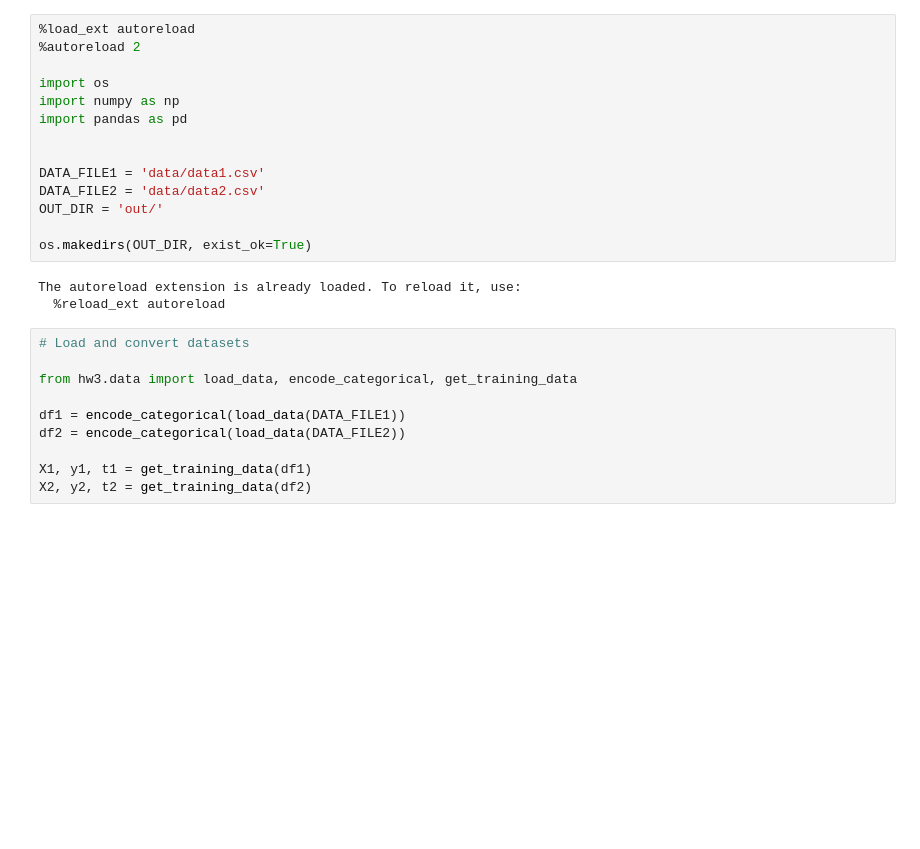
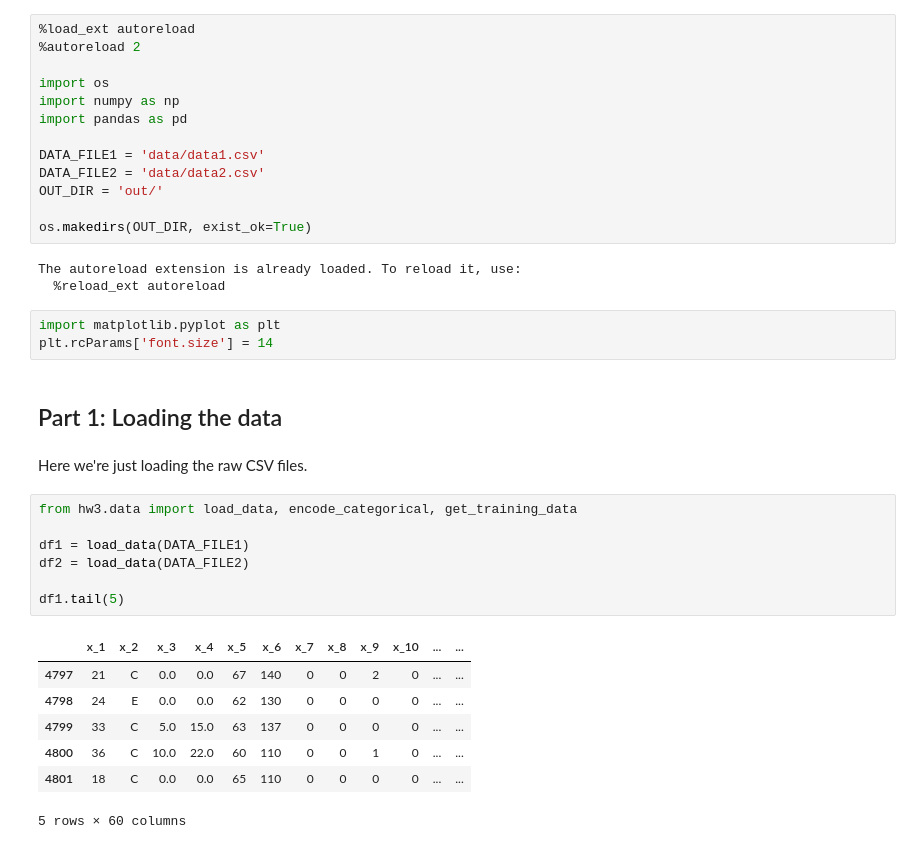
Before and after one commit to avivrosenberg/causal-inference-hw, a Jupyter notebook: hw3/hw3.ipynb, the cells around one changed output. Saved outputs shown, nothing was run; the diff lists cells and outputs as text; blank space fills up the shorter version.

```diff
--- a/hw3/hw3.ipynb
+++ b/hw3/hw3.ipynb
@@ -6,7 +55,6 @@ import os
 import numpy as np
 import pandas as pd
 
-
 DATA_FILE1 = 'data/data1.csv'
 DATA_FILE2 = 'data/data2.csv'
 OUT_DIR = 'out/'
@@ -15,13 +63,25 @@ os.makedirs(OUT_DIR, exist_ok=True)
 # %% [output]
 The autoreload extension is already loaded. To reload it, use:
   %reload_ext autoreload
+# %%
+import matplotlib.pyplot as plt
+plt.rcParams['font.size'] = 14
+# %% [markdown]
+## Part 1: Loading the data
+# %% [markdown]
+Here we're just loading the raw CSV files.
 # %%
-# Load and convert datasets
-
 from hw3.data import load_data, encode_categorical, get_training_data
 
-df1 = encode_categorical(load_data(DATA_FILE1))
-df2 = encode_categorical(load_data(DATA_FILE2))
+df1 = load_data(DATA_FILE1)
+df2 = load_data(DATA_FILE2)
 
-X1, y1, t1 = get_training_data(df1)
-X2, y2, t2 = get_training_data(df2)
+df1.tail(5)
+# %% [output]
+|  | x_1 | x_2 | x_3 | x_4 | x_5 | x_6 | x_7 | x_8 | x_9 | x_10 | ... | ... |
+| 4797 | 21 | C | 0.0 | 0.0 | 67 | 140 | 0 | 0 | 2 | 0 | ... | ... |
+| 4798 | 24 | E | 0.0 | 0.0 | 62 | 130 | 0 | 0 | 0 | 0 | ... | ... |
+| 4799 | 33 | C | 5.0 | 15.0 | 63 | 137 | 0 | 0 | 0 | 0 | ... | ... |
+| 4800 | 36 | C | 10.0 | 22.0 | 60 | 110 | 0 | 0 | 1 | 0 | ... | ... |
+| 4801 | 18 | C | 0.0 | 0.0 | 65 | 110 | 0 | 0 | 0 | 0 | ... | ... |
+5 rows × 60 columns
```
Also changed, not shown: parts of 20 cells of this notebook, 1 other file.
